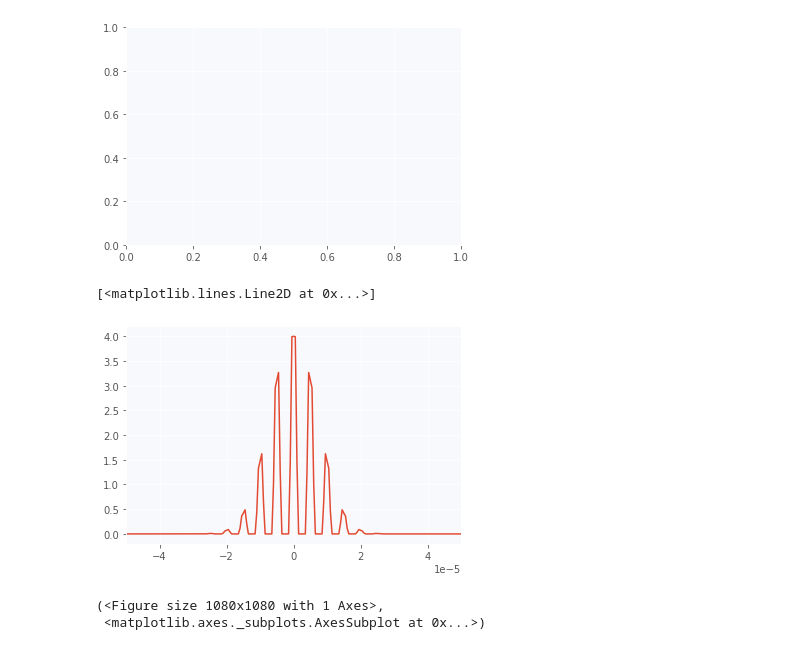
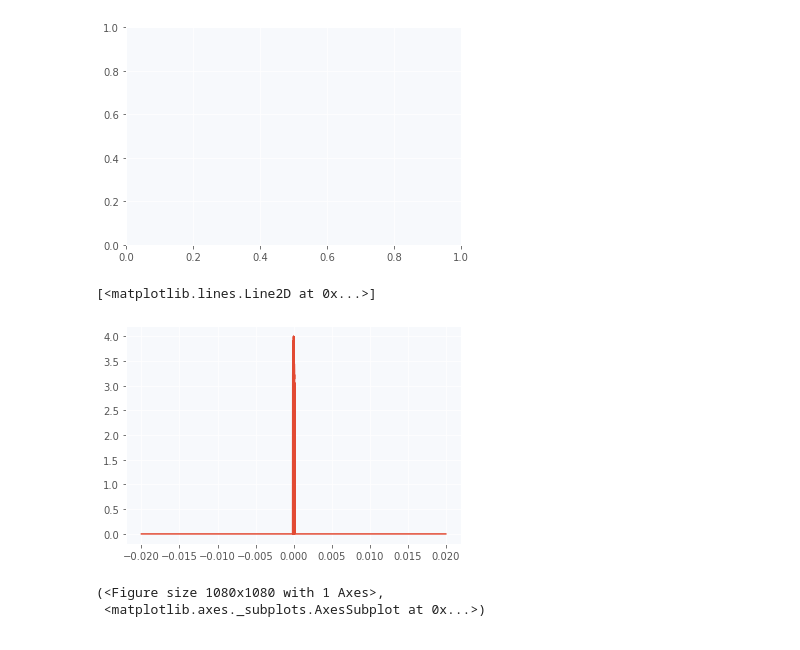
Before and after one commit to raeubaen/misc, a Jupyter notebook: split-step-fourier-method-1D-bis.ipynb, the cells around one changed output. Saved outputs shown, nothing was run; the diff lists cells and outputs as text; code cells hidden in the pictures.

```diff
--- a/split-step-fourier-method-1D-bis.ipynb
+++ b/split-step-fourier-method-1D-bis.ipynb
@@ -19,14 +21,14 @@ Ib = 1.0; # background illumination
 Lambda = 0.651e-6; # wavelength
 k0 = 2*np.pi/Lambda; # vacuum wavevector
 n0 = 1; # background index of refraction
-Lz = 500e-6; # computational length of sample
-Lx = 1000e-6; # computational width of sample
+Lz = 0.12; # computational length of sample
+Lx = 40e-3; # computational width of sample
 
 w0 = 0.25e-3 # beam width of gaussian beam parameter
 # %%
 ################## Computational Parameters #############
-nstepx = 2000; # number of transverse grid points
-nstepz = 500; # number of longitudinal propagation steps
+nstepx = 2024*32; # number of transverse grid points
+nstepz = 1024; # number of longitudinal propagation steps
 
 deltax = Lx/nstepx;
 deltaz = Lz/nstepz; # resolution in the z direction, IMPORTANT
@@ -238,22 +240,21 @@ ValueError: ignored
 [figure]
 # %%
 PlaneInputField = 0*x
-dist = 5e-6
-width = 1e-6
+dist = 6.5e-6
+width = 1.5e-6
 
 N = 20
 PlaneInputField += np.sqrt(Ip)*(np.exp(-(x)**20/(width**20)))
 for n in range(1, N+1):
   PlaneInputField += np.sqrt(Ip)*(np.exp(-(x-n*dist)**20/(width**20))+np.exp(-(x+n*dist)**20/(width**20)))
 
-w0 = 10e-6
+w0 = 0.25e-3
 PlaneInputField = PlaneInputField * np.exp(-(x)**2/(w0**2))
 # %%
-plt.xlim((-5e-5, 5e-5))
 plt.plot(x, PlaneInputField)
 # %% [output]
 [<matplotlib.lines.Line2D at 0x...>]
-[figure, old version]
+[figure, new version]
 # %%
 plot(PlaneInputField)
 # %% [output]
```
Also changed, not shown: parts of 9 cells of this notebook.
